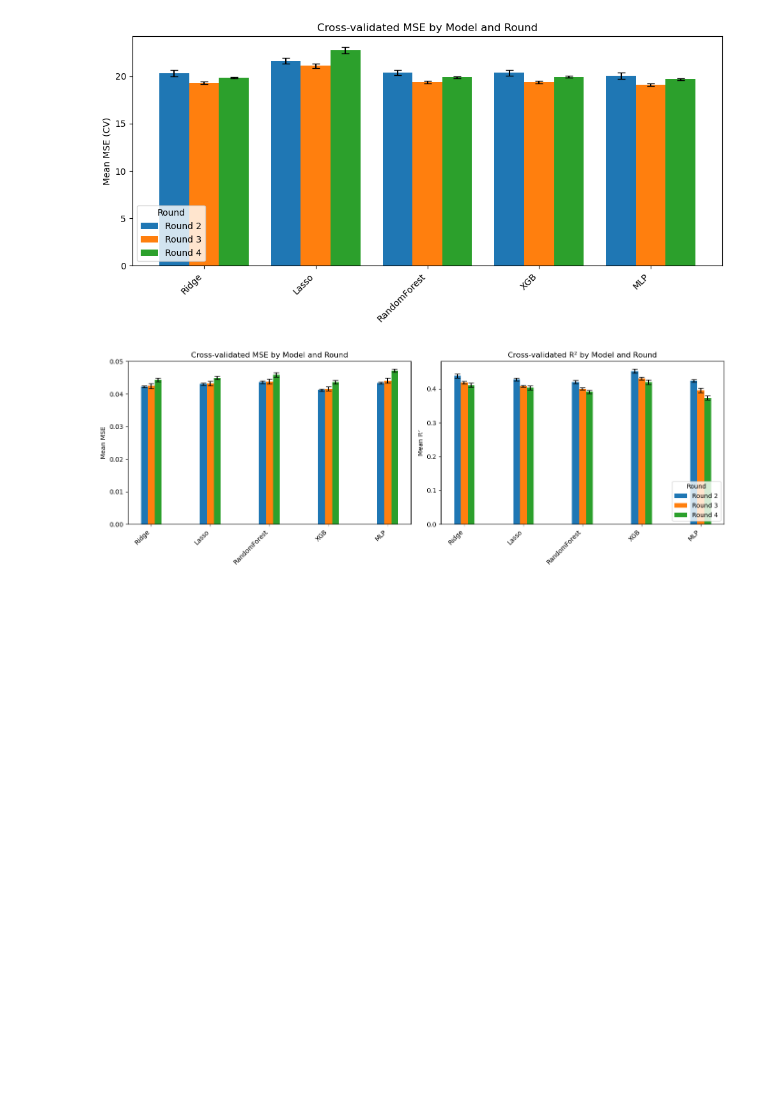
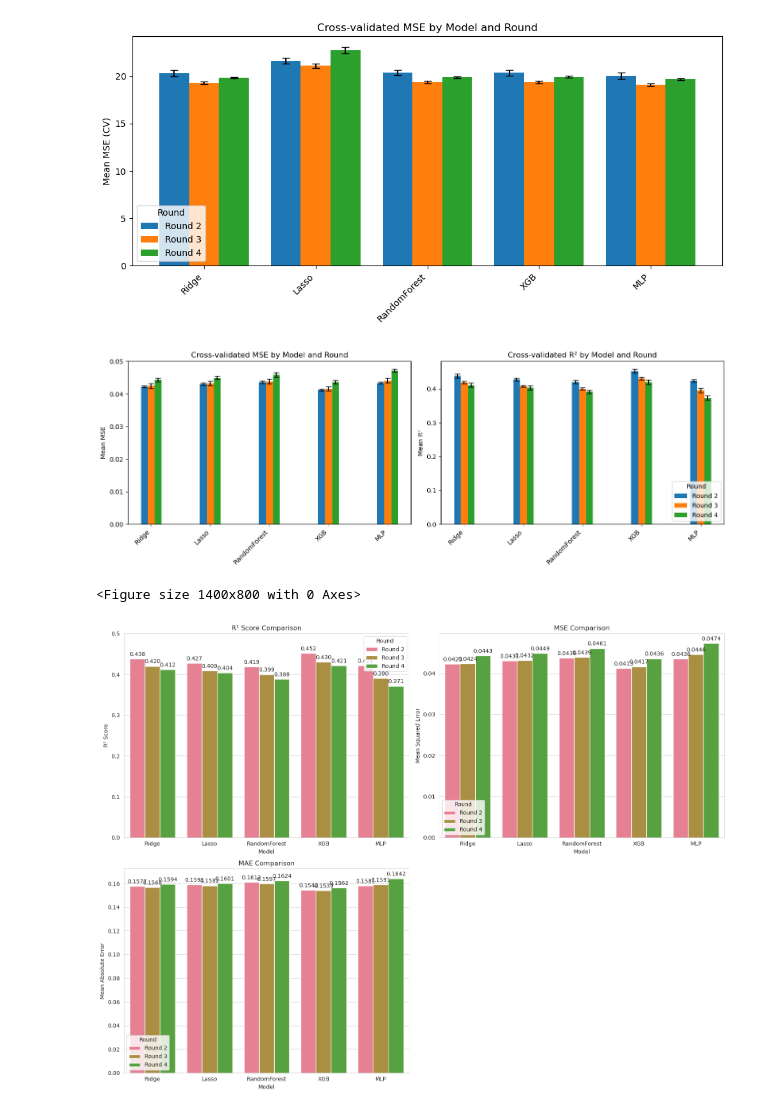
Before and after one commit to aabbylam/hda-project, a Jupyter notebook: hrqol_scores/combined_graph.ipynb, the cells around one changed output. Saved outputs shown, nothing was run; the diff lists cells and outputs as text; code cells hidden in the pictures; blank space fills up the shorter version.

```diff
--- a/hrqol_scores/combined_graph.ipynb
+++ b/hrqol_scores/combined_graph.ipynb
@@ -6,7 +6,7 @@ import numpy as np
 # Load and tag
 dfs = []
 for rnd in [2, 3, 4]:
-    df = pd.read_csv(f'/rds/general/user/hsl121/home/hda_project/hrqol_cv/results/gad7_round{rnd}/gad7_round{rnd}_gridsearch_cv_full_metrics.csv')
+    df = pd.read_csv(f'/rds/general/user/hsl121/home/hda_project/hrqol/results/eq5d_round{rnd}/eq5d_round{rnd}_gridsearch_cv_full_metrics.csv')
     df['Round'] = f'Round {rnd}'
     dfs.append(df)
 
@@ -123,3 +123,68 @@ plt.savefig(('/rds/general/user/hsl121/home/hda_project/hrqol_cv/eq5d_combined_g
 plt.show()
 # %% [output]
 [figure]
+# %%
+import pandas as pd
+import matplotlib.pyplot as plt
+import seaborn as sns
+import numpy as np
+
+# Load and combine all rounds
+dfs = []
+for rnd in [2, 3, 4]:
+    df = pd.read_csv(f'/rds/general/user/hsl121/home/hda_project/hrqol/results/eq5d_round{rnd}/eq5d_round{rnd}_results.csv')
+    df['Round'] = f'Round {rnd}'
+    dfs.append(df)
+
+combined_df = pd.concat(dfs)
+
+# Set up the visualization
+plt.figure(figsize=(14, 8))
+sns.set_style("whitegrid")
+sns.set_palette("husl")
+
+# Create subplots for each metric
+fig, axes = plt.subplots(2, 2, figsize=(16, 12))
+
+# Plot R²
+sns.barplot(data=combined_df, x='Model', y='r2_mean', hue='Round',
+            ax=axes[0,0], errorbar=None)
+axes[0,0].set_title('R² Score Comparison')
+axes[0,0].set_ylabel('R² Score')
+axes[0,0].set_ylim(0, 0.5)
+for container in axes[0,0].containers:
+    axes[0,0].bar_label(container, fmt='%.3f', padding=3)
+
+# Plot MSE
+sns.barplot(data=combined_df, x='Model', y='mse_mean', hue='Round',
+            ax=axes[0,1], errorbar=None)
+axes[0,1].set_title('MSE Comparison')
+axes[0,1].set_ylabel('Mean Squared Error')
+for container in axes[0,1].containers:
+    axes[0,1].bar_label(container, fmt='%.4f', padding=3)
+
+# Plot MAE
+sns.barplot(data=combined_df, x='Model', y='mae_mean', hue='Round',
+            ax=axes[1,0], errorbar=None)
+axes[1,0].set_title('MAE Comparison')
+axes[1,0].set_ylabel('Mean Absolute Error')
+for container in axes[1,0].containers:
+    axes[1,0].bar_label(container, fmt='%.4f', padding=3)
+
+# Plot Training Time (if available)
+if 'fit_time_mean' in combined_df.columns:
+    sns.barplot(data=combined_df, x='Model', y='fit_time_mean', hue='Round',
+                ax=axes[1,1], errorbar=None)
+    axes[1,1].set_title('Training Time Comparison')
+    axes[1,1].set_ylabel('Time (seconds)')
+    for container in axes[1,1].containers:
+        axes[1,1].bar_label(container, fmt='%.1f', padding=3)
+else:
+    fig.delaxes(axes[1,1])  # Remove empty subplot if no time data
+
+plt.tight_layout()
+# plt.savefig('model_comparison_all_rounds.png', dpi=300, bbox_inches='tight')
+plt.show()
+# %% [output]
+<Figure size 1400x800 with 0 Axes>
+[figure, added]
```
Also changed, not shown: parts of 2 cells of this notebook, 24 other files.
